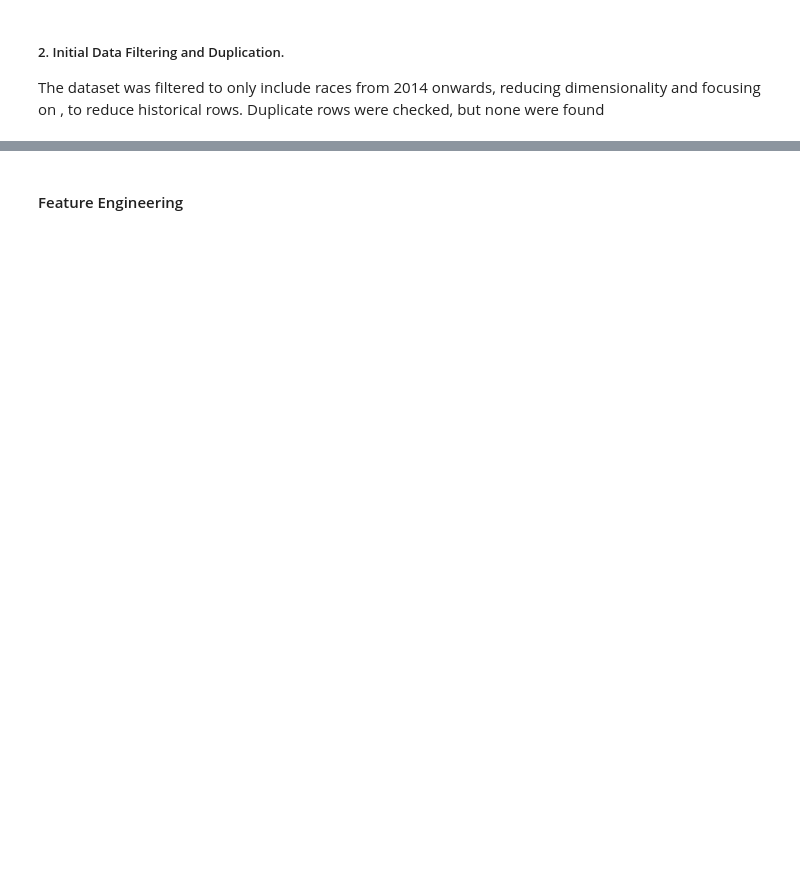
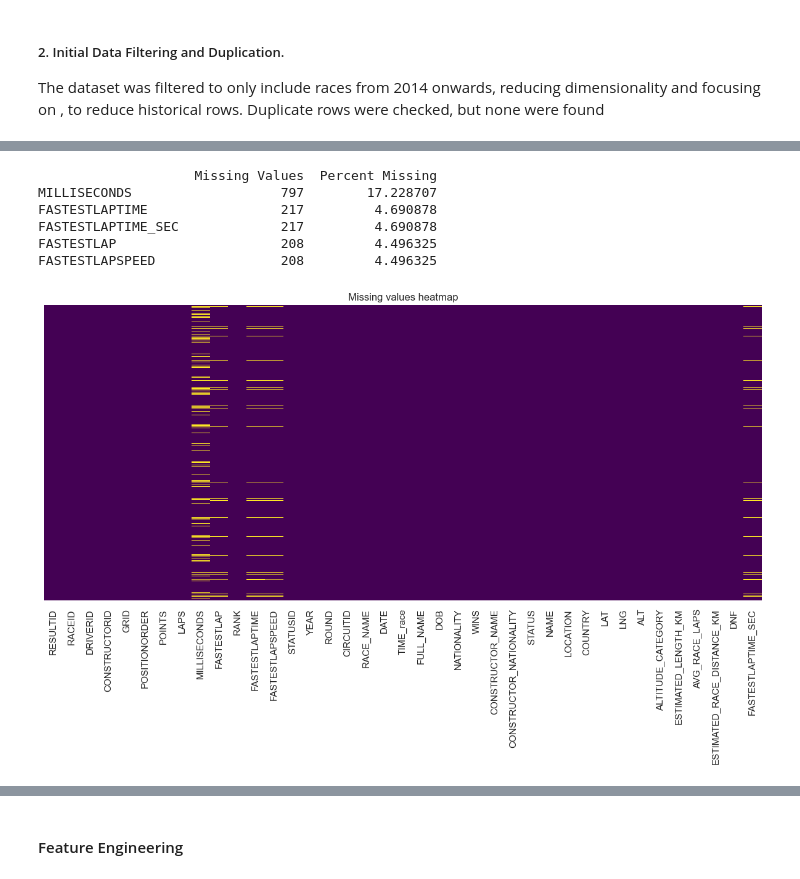
Before and after one commit to emilynagle2/Datathon, a Jupyter notebook: Notebooks/report.ipynb, the cells around one changed output, grey strips where cells are left out. Drawn from its saved outputs; the diff is of its cells as text; code cells hidden in the pictures; blank space fills up the shorter version.

```diff
--- a/Notebooks/report.ipynb
+++ b/Notebooks/report.ipynb
@@ -306 +273,56 @@ FASTESTLAPSPEED             208         4.496325
+# %%
+
+def race_finished(status):
+    return status == 'Finished' or status.strip().startswith('+')
+
+filter_df['DNF'] = filter_df.apply(
+    lambda row: pd.isnull(row['MILLISECONDS']) and race_finished(row['STATUS']),
+    axis=1)
+# convert to int for modelling, 1 is didn't finish and 0 if finished
+filter_df['DNF'] = filter_df['DNF'].astype(int)
+
+filter_df['MILLISECONDS'] = filter_df.apply(
+    lambda row: 0 if pd.isna(row['MILLISECONDS']) and row['DNF'] == 1 else row['MILLISECONDS'],
+    axis=1
+)
+filter_df['FASTESTLAP'] = filter_df.apply(
+    lambda row: 0 if pd.isna(row['FASTESTLAP']) and row['DNF'] == 1 else row['FASTESTLAP'],
+    axis=1
+)
+filter_df['FASTESTLAPSPEED'] = filter_df.apply(
+    lambda row: 0 if pd.isna(row['FASTESTLAPSPEED']) and row['DNF'] == 1 else row['FASTESTLAPSPEED'],
+
+    axis=1
+)
+def time_to_seconds(lap_time):
+    if pd.isna(lap_time):
+        return np.nan
+
+    try:
+        lap_time_str = str(lap_time)
+        if ':' in lap_time_str:
+            minutes, seconds = lap_time_str.split(':')
+            return float(minutes) * 60 + float(seconds)
+        else:
+            return float(lap_time_str)
+    except:
+        return np.nan
+
+# Convert lap times to seconds
+if 'FASTESTLAPTIME' in filter_df.columns:
+    filter_df['FASTESTLAPTIME_SEC'] = filter_df['FASTESTLAPTIME'].apply(time_to_seconds)
+elif 'FASTESTLAP' in filter_df.columns:
+    filter_df['FASTESTLAP_SEC'] = filter_df['FASTESTLAP'].apply(time_to_seconds)
+
+# Handle DNF (Did Not Finish) races
+
+missing_vals_analysis(filter_df)
+# %% [output]
+                    Missing Values  Percent Missing
+MILLISECONDS                   797        17.228707
+FASTESTLAPTIME                 217         4.690878
+FASTESTLAPTIME_SEC             217         4.690878
+FASTESTLAP                     208         4.496325
+FASTESTLAPSPEED                208         4.496325
+[figure, added]
 # %%
```
Also changed, not shown: parts of 35 cells of this notebook.
